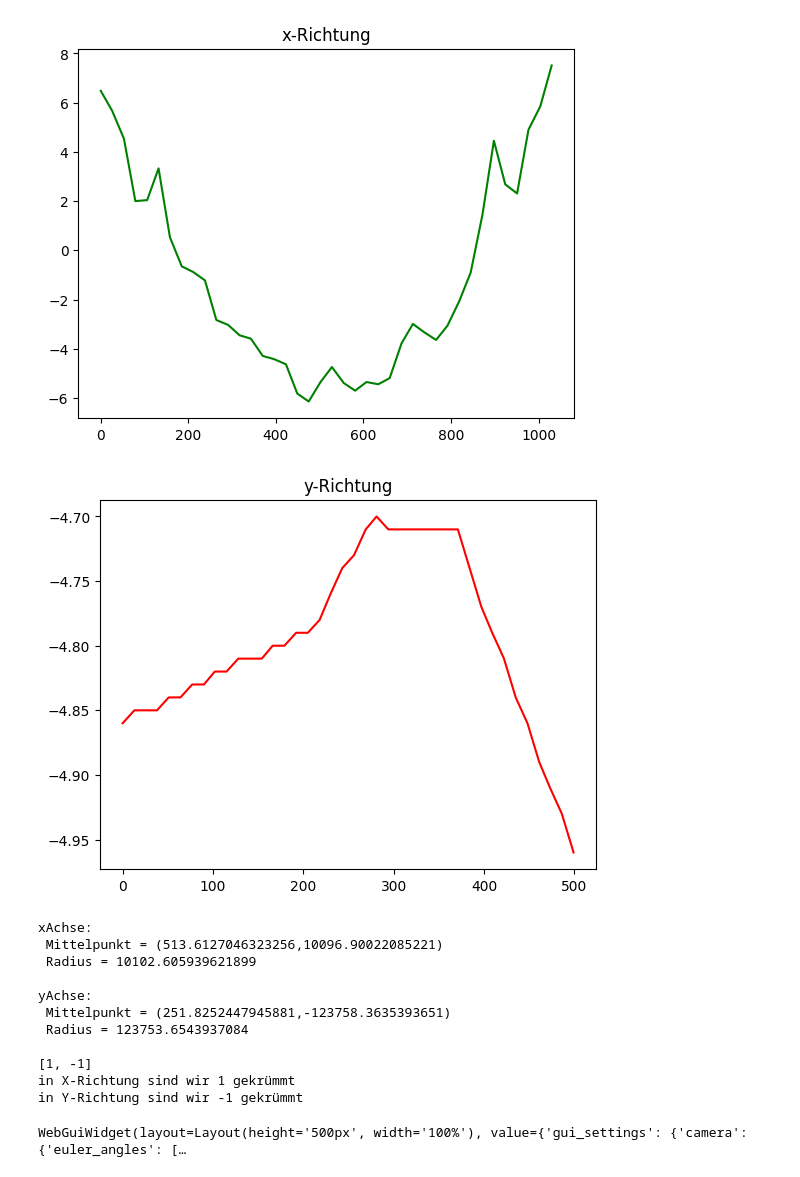
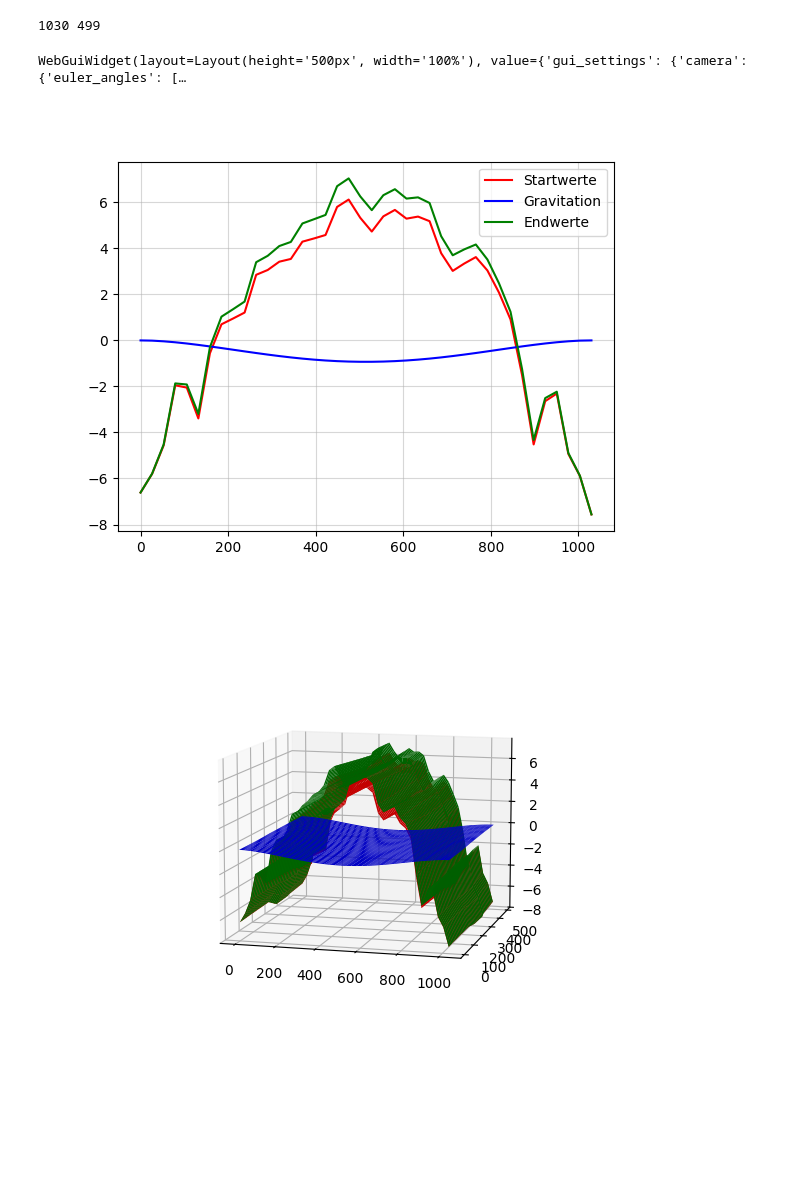
Before and after one commit to anschn05/papa_arbeit, a Jupyter notebook: KruemmungAnalyse_python/Hauptcode.ipynb, the cells around one changed output. Cells and saved outputs as stored; diff of their text form; code cells hidden in the pictures; blank space fills up the shorter version.

Commit message:
code, der Minima sucht und diese als auflager definiert geschrieben, einmal minima von der ganzen Geometrie, einmal aufgeteilt auf 4 Viertel

```diff
--- a/KruemmungAnalyse_python/Hauptcode.ipynb
+++ b/KruemmungAnalyse_python/Hauptcode.ipynb
@@ -1,32 +1,50 @@
 # %%
 import import_ipynb
 import numpy as np
+from math import sqrt
 import xyzFile_zusammenrechnen_EW
-
 import xy_KruemmungAnalyse
 # def Auflager_gemessen(step,filename_MW,tol):
 # def Auflager_generiert(l,b,step,tol):
 import xyzFile_GRAVITATION_Kruemmung
 # def gravitationsEinfluss_Auflager(l,b,t,step,auflager_liste,radius):
+import HC_AuflagerMinimaViertel
 
-l = 1100
-b = 360
+
 t = 3.6
-step = 40
-tol = 10e-11
-r = 35 # mm    # Radius der Auflager
+tolKruemmung = 10e-11
+tolMinima = 10e-2
 
 # MESSWERTE echt
 filename_MW = f"{t}mm_messwerte.xyz"
 data_messwerte = np.loadtxt(filename_MW)
 
-AuflagerOrte = xy_KruemmungAnalyse.Auflager_gemessen(step,filename_MW,tol)
+# step wird aus Messwerte-File entnommen
+step_square = len(data_messwerte[:,0])
+
+if sqrt(step_square)%1 != 0:
+    raise ValueError("the Length of the *.xyz-File is not suitable, it should be step*step")
+
+step = int(sqrt(step_square))
+
+# Laenge/Breite wird auf Messwerte-File entnommen
+l = int(data_messwerte[-1,0])   #achtung: -1 steht hier für die letzte Zeile, 0 für den x eintrag, 1 für den y eintrag
+b = int(data_messwerte[-1,1])
+print(l,b)
+# r = 35
+# r = l/40
+r = l*b/40000 # mm    # Radius der Auflager, proportional zu den Maßen der Glasplatte
+
+
+#region AUFLAGER mit Kruemmung:
+
+"""AuflagerOrte = xy_KruemmungAnalyse.Auflager_gemessen(step,filename_MW,tol)
 
 # STARTWERTE
 # filename_SW = f"{t}mm_startwerte.xyz"
 # data_messwerte = np.loadtxt(filename_SW)
 
-# AuflagerOrte = xy_KruemmungAnalyse.Auflager_gemessen(step,filename_SW,tol)
+# AuflagerOrte = xy_KruemmungAnalyse.Auflager_gemessen(step,filename_SW,tolKruemmung)
 
 print(f"in X-Richtung sind wir {AuflagerOrte[0]} gekrümmt")
 print(f"in Y-Richtung sind wir {AuflagerOrte[1]} gekrümmt")
@@ -36,44 +54,39 @@ yKruemmung = AuflagerOrte[1]
 
 if xKruemmung >= 0:
     x1 = l/2
     x2 = l/2
 elif xKruemmung < 0:
     x1 = 0
     x2 = l
 else:
     print("soll ma da kantenauflager machen?")
     #TODO Kantenauflager?
 
 if yKruemmung >= 0:
     y1 = b/2
     y2 = b/2
 elif yKruemmung < 0:
     y1 = 0
     y2 = b
 else:
     print("soll ma da kantenauflager machen?")
     #TODO Kantenauflager?
 
 
 auflager_liste = [(x1+r,y1+r),(x1+r,y2-r),(x2-r,y2-r),(x2-r,y1+r)]
 #auflager_liste = [(radius,radius),(l-radius,b-radius),(radius,b-radius),(l-radius,radius)]
+"""
+#endregion
 
+#region AUFLAGER Viertel
+auflager_liste = HC_AuflagerMinimaViertel.AuflagerMinima(t,tolMinima)
+#endregion
 
 filename_GRAV = xyzFile_GRAVITATION_Kruemmung.gravitationsEinfluss_Auflager(l,b,t,step,auflager_liste,r)
 
 xyzFile_zusammenrechnen_EW.plotten(l,b,t,step,filename_MW,filename_GRAV)
 # %% [output]
+1030 499
+WebGuiWidget(layout=Layout(height='500px', width='100%'), value={'gui_settings': {'camera': {'euler_angles': […
-[figure, old version]
+[figure, new version]
-[figure, old version]
+[figure, new version]
-xAchse:
- Mittelpunkt = (513.6127046323256,10096.90022085221)
- Radius = 10102.605939621899
-
-yAchse:
- Mittelpunkt = (251.8252447945881,-123758.3635393651)
- Radius = 123753.6543937084
-
-[1, -1]
-in X-Richtung sind wir 1 gekrümmt
-in Y-Richtung sind wir -1 gekrümmt
-WebGuiWidget(layout=Layout(height='500px', width='100%'), value={'gui_settings': {'camera': {'euler_angles': […
```
Also changed, not shown: parts of 1 cell of this notebook, 10 other files.
